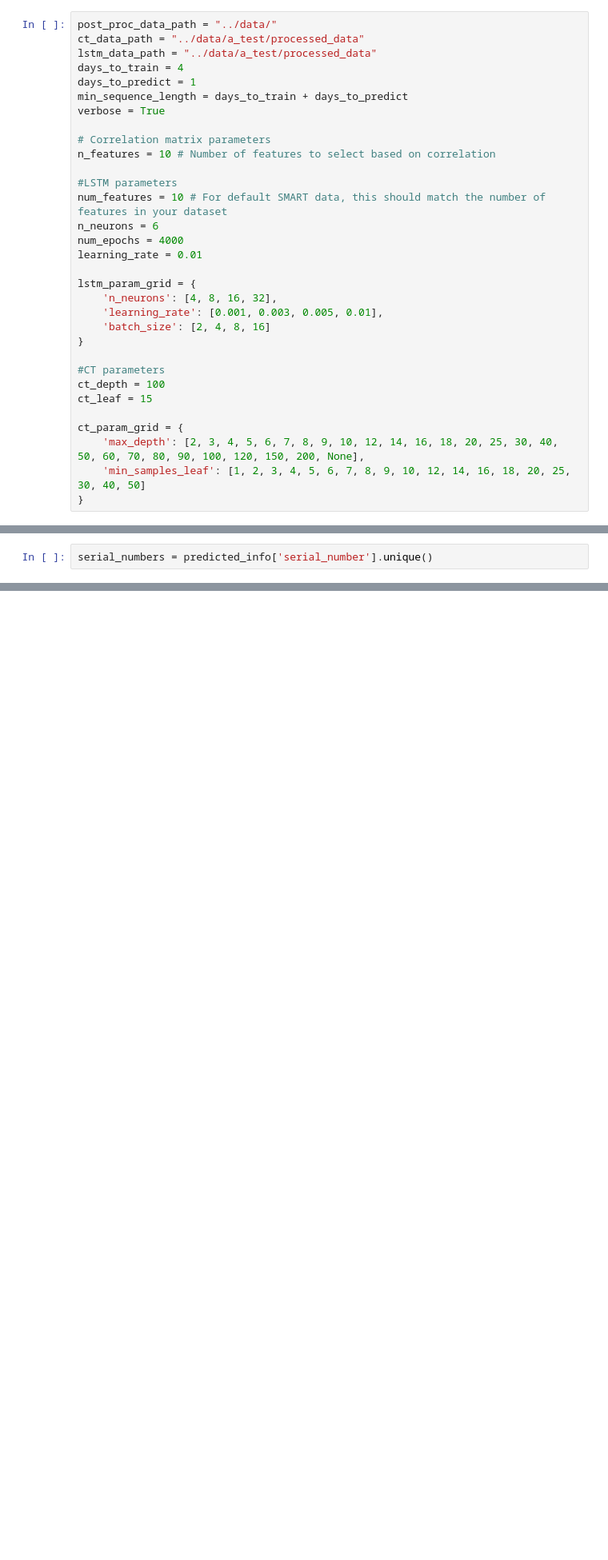
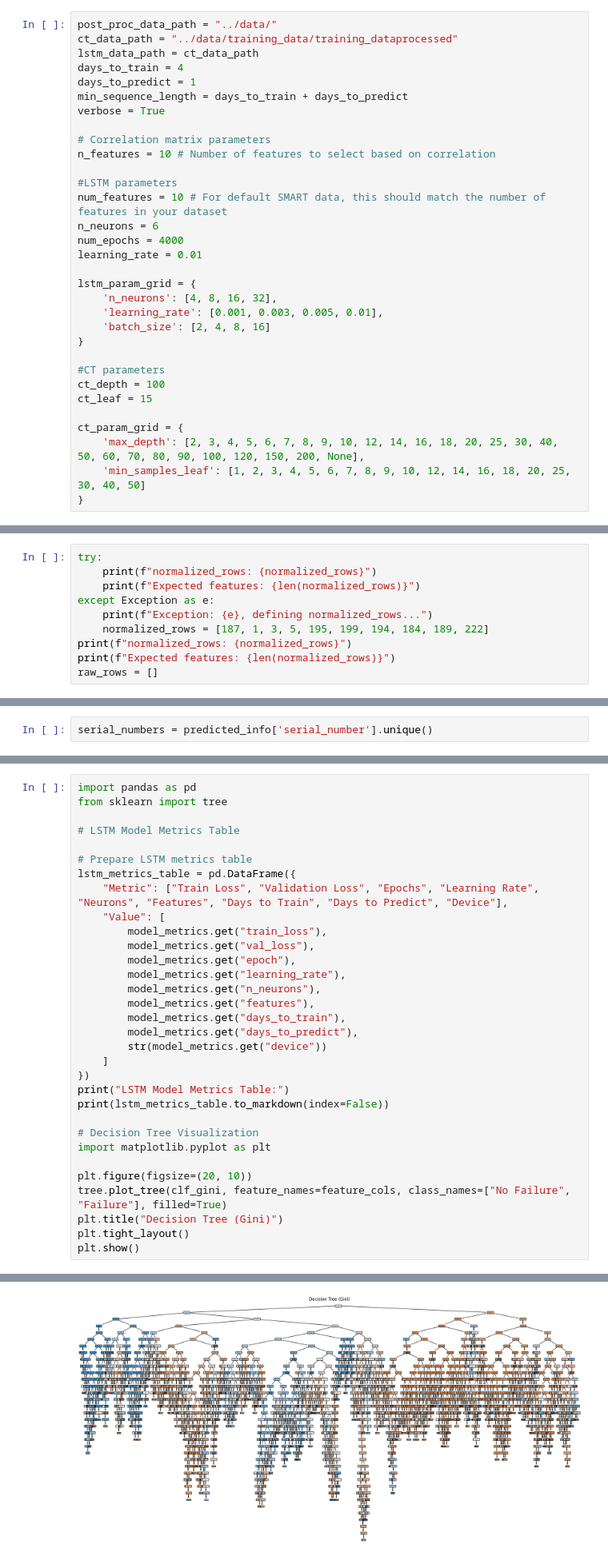
Before and after one commit to InakiOG/hd-failure-prediction, a Jupyter notebook: notebooks/thesis.ipynb, the cells around one changed output, grey strips where cells are left out. Shown at 80% size. Saved outputs shown, nothing was run; the diff lists cells and outputs as text; blank space fills up the shorter version.

Commit message:
Created test and added results

```diff
--- a/notebooks/thesis.ipynb
+++ b/notebooks/thesis.ipynb
@@ -72,7 +72,7 @@ Set the variables for the data paths and the features to be used in the models.
 # %%
 post_proc_data_path = "../data/"
-ct_data_path = "../data/a_test/processed_data"
-lstm_data_path = "../data/a_test/processed_data"
+ct_data_path = "../data/training_data/training_dataprocessed"
+lstm_data_path = ct_data_path
 days_to_train = 4
 days_to_predict = 1
 min_sequence_length = days_to_train + days_to_predict
@@ -1027,3 +1028,13 @@ columns_to_delete = ['model', 'capacity_bytes', 'brand_HGST', 'brand_Hitachi', '
     'model_freq_Muy Bajo', 'model_freq_Bajo', 'model_freq_Medio',
     'model_freq_Alto', 'model_freq_Muy Alto',
     'Lin_capacity_bytes']
+# %%
+try:
+    print(f"normalized_rows: {normalized_rows}")
+    print(f"Expected features: {len(normalized_rows)}")
+except Exception as e:
+    print(f"Exception: {e}, defining normalized_rows...")
+    normalized_rows = [187, 1, 3, 5, 195, 199, 194, 184, 189, 222]
+print(f"normalized_rows: {normalized_rows}")
+print(f"Expected features: {len(normalized_rows)}")
+raw_rows = []
@@ -1205,0 +1267,33 @@ accuracy: 0.6153846153846154
+# %%
+import pandas as pd
+from sklearn import tree
+
+# LSTM Model Metrics Table
+
+# Prepare LSTM metrics table
+lstm_metrics_table = pd.DataFrame({
+    "Metric": ["Train Loss", "Validation Loss", "Epochs", "Learning Rate", "Neurons", "Features", "Days to Train", "Days to Predict", "Device"],
+    "Value": [
+        model_metrics.get("train_loss"),
+        model_metrics.get("val_loss"),
+        model_metrics.get("epoch"),
+        model_metrics.get("learning_rate"),
+        model_metrics.get("n_neurons"),
+        model_metrics.get("features"),
+        model_metrics.get("days_to_train"),
+        model_metrics.get("days_to_predict"),
+        str(model_metrics.get("device"))
+    ]
+})
+print("LSTM Model Metrics Table:")
+print(lstm_metrics_table.to_markdown(index=False))
+
+# Decision Tree Visualization
+import matplotlib.pyplot as plt
+
+plt.figure(figsize=(20, 10))
+tree.plot_tree(clf_gini, feature_names=feature_cols, class_names=["No Failure", "Failure"], filled=True)
+plt.title("Decision Tree (Gini)")
+plt.tight_layout()
+plt.show()
+# %% [output]
@@ -1205,0 +1312 @@ accuracy: 0.6153846153846154
+[figure, added]
```
Also changed, not shown: parts of 14 cells of this notebook, 1 other file.
